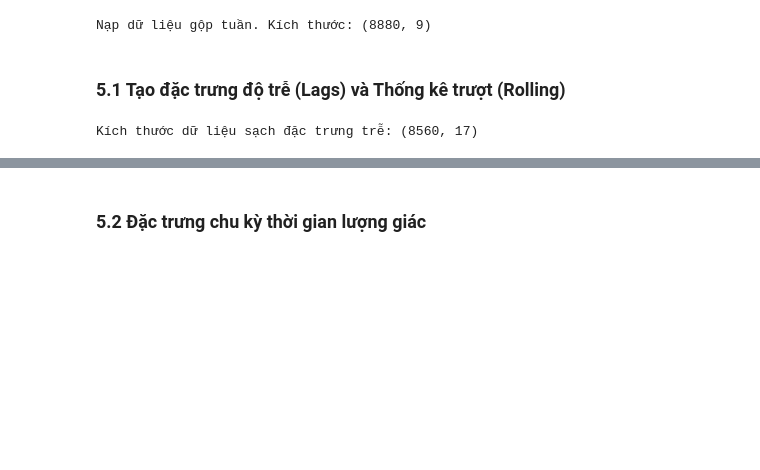
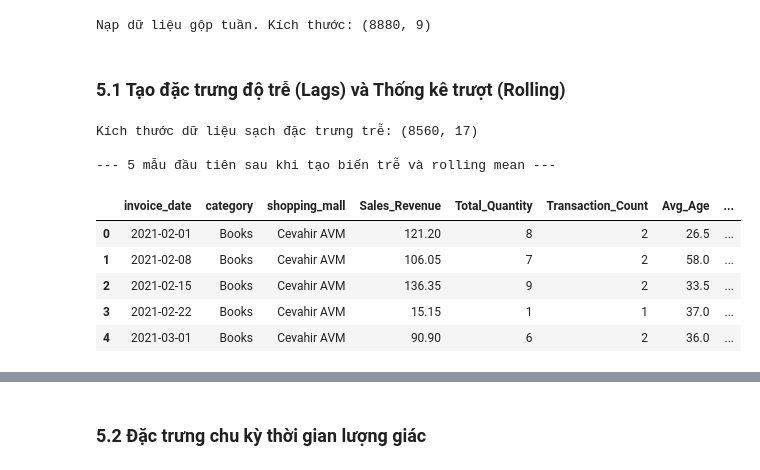
Before and after one commit to itsanhkhoi12/UTH-MACHINE-LEARNING-ASSIGNMENTS-GR02, a Jupyter notebook: practice_2/complete_solution/complete_solution_vi/05_feature_engineering.ipynb, the cells around one changed output, grey strips where cells are left out. Drawn from its saved outputs; the diff is of its cells as text; code cells hidden in the pictures; blank space fills up the shorter version.

```diff
--- a/practice_2/complete_solution/complete_solution_vi/05_feature_engineering.ipynb
+++ b/practice_2/complete_solution/complete_solution_vi/05_feature_engineering.ipynb
@@ -27,25 +29,37 @@ Nạp dữ liệu gộp tuần. Kích thước: (8880, 9)
 # %%
 # Đảm bảo dữ liệu sắp xếp theo nhóm và thứ tự thời gian tăng dần
 data = data.sort_values(by=['category', 'shopping_mall', 'invoice_date']).reset_index(drop=True)
 grouped = data.groupby(['category', 'shopping_mall'])
 
 # 1. Đặc trưng trễ doanh thu
 data['Sales_Revenue_Lag1'] = grouped['Sales_Revenue'].shift(1)
 data['Sales_Revenue_Lag2'] = grouped['Sales_Revenue'].shift(2)
 data['Sales_Revenue_Lag4'] = grouped['Sales_Revenue'].shift(4)
 
 # 2. Đặc trưng trễ số lượng và giao dịch
 data['Quantity_Lag1'] = grouped['Total_Quantity'].shift(1)
 data['Quantity_Lag2'] = grouped['Total_Quantity'].shift(2)
 data['Trans_Count_Lag1'] = grouped['Transaction_Count'].shift(1)
 
 # 3. Đặc trưng trung bình trượt và độ lệch chuẩn trượt (rolling 4 tuần)
 # Phải shift(1) trước khi rolling để tránh rò rỉ dữ liệu nhãn tuần hiện tại
 data['Sales_Revenue_Roll4_Mean'] = grouped['Sales_Revenue'].transform(lambda x: x.shift(1).rolling(4).mean())
 data['Sales_Revenue_Roll4_Std'] = grouped['Sales_Revenue'].transform(lambda x: x.shift(1).rolling(4).std())
 
 # Xóa bỏ các dòng đầu của mỗi chuỗi thời gian có giá trị NaN do dịch chuyển
 df_clean = data.dropna().reset_index(drop=True)
 print('Kích thước dữ liệu sạch đặc trưng trễ:', df_clean.shape)
+
+# In 5 mẫu đầu tiên
+print('\n--- 5 mẫu đầu tiên sau khi tạo biến trễ và rolling mean ---')
+display(df_clean.head())
 # %% [output]
 Kích thước dữ liệu sạch đặc trưng trễ: (8560, 17)
+
+--- 5 mẫu đầu tiên sau khi tạo biến trễ và rolling mean ---
+|  | invoice_date | category | shopping_mall | Sales_Revenue | Total_Quantity | Transaction_Count | Avg_Age | ... |
+| 0 | 2021-02-01 | Books | Cevahir AVM | 121.20 | 8 | 2 | 26.5 | ... |
+| 1 | 2021-02-08 | Books | Cevahir AVM | 106.05 | 7 | 2 | 58.0 | ... |
+| 2 | 2021-02-15 | Books | Cevahir AVM | 136.35 | 9 | 2 | 33.5 | ... |
+| 3 | 2021-02-22 | Books | Cevahir AVM | 15.15 | 1 | 1 | 37.0 | ... |
+| 4 | 2021-03-01 | Books | Cevahir AVM | 90.90 | 6 | 2 | 36.0 | ... |
```
Also changed, not shown: parts of 6 cells of this notebook, 2 other files.
